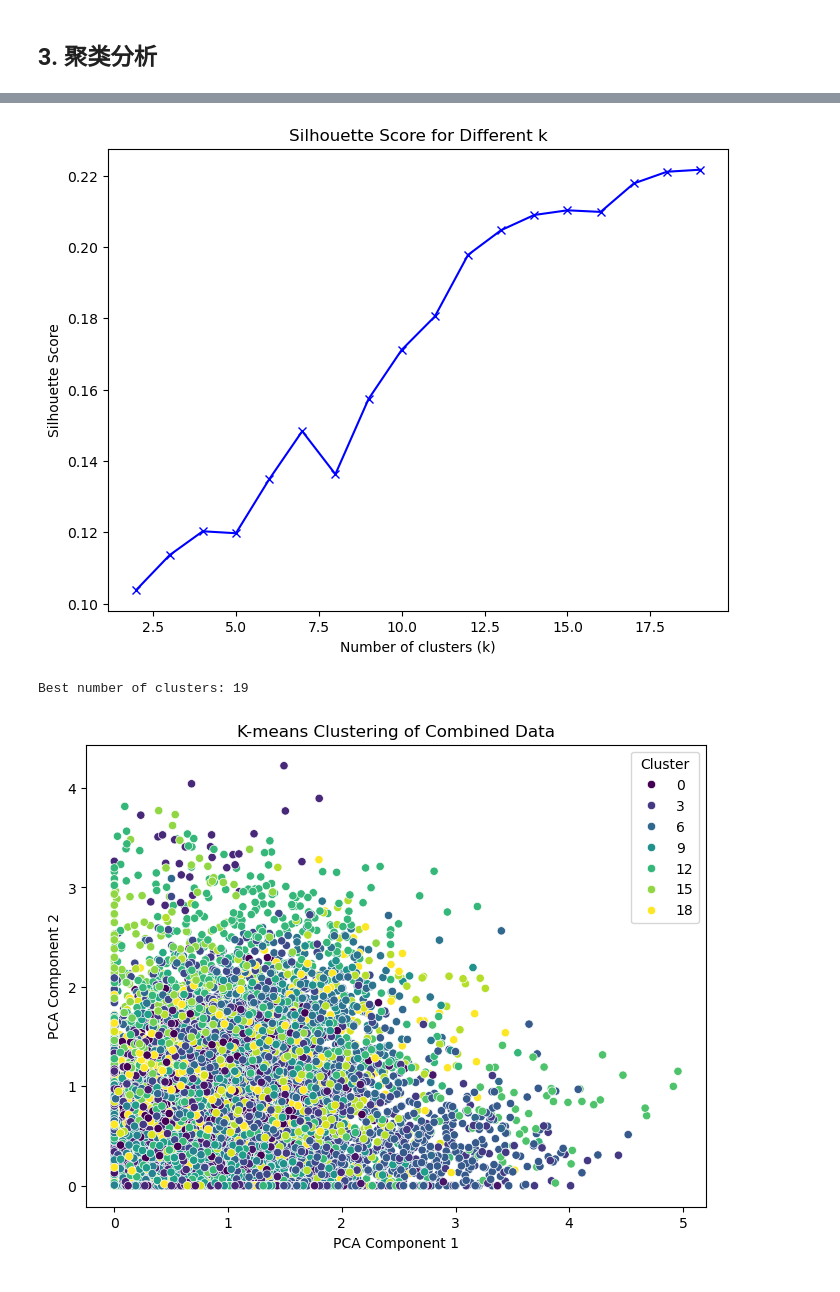
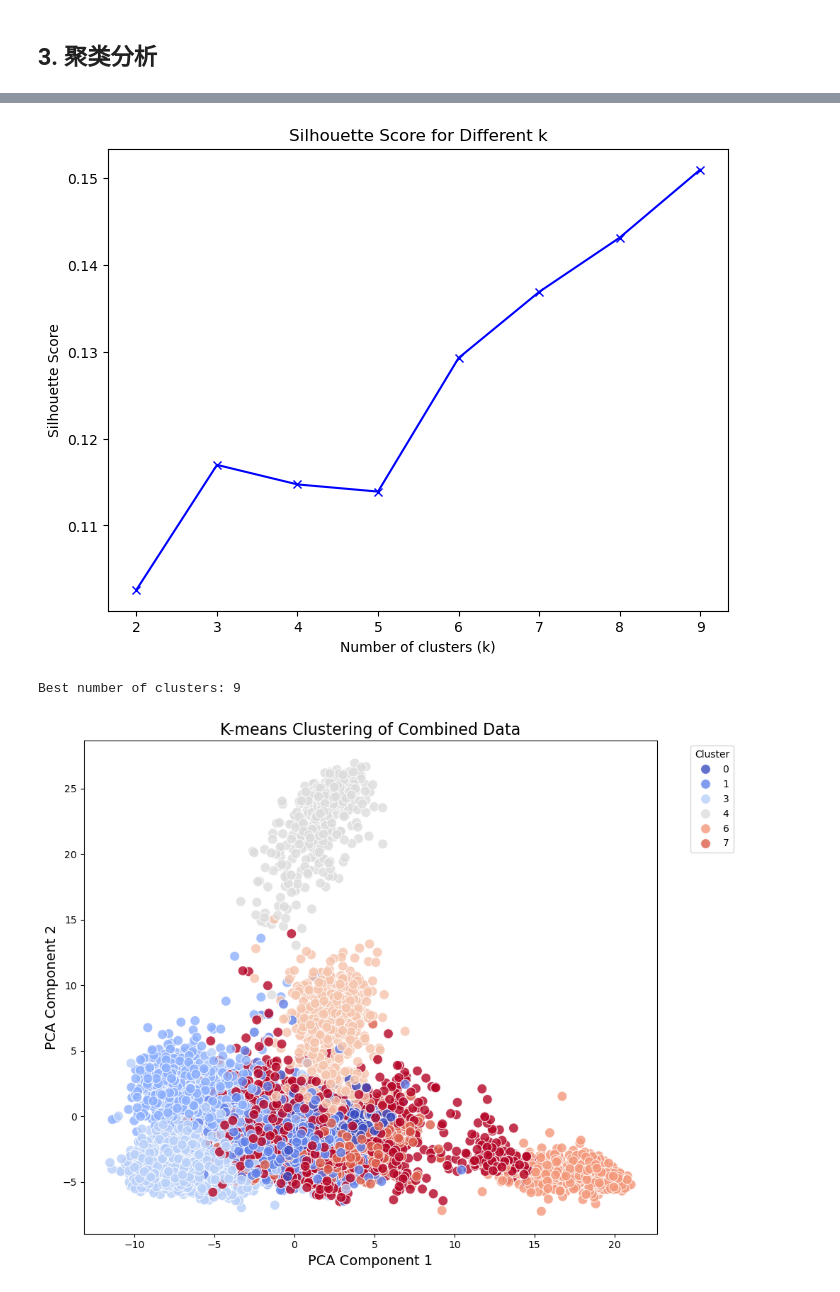
Before and after one commit to lidianzhong/Multi-omicsClustering, a Jupyter notebook: early_fusion_2.ipynb, the cells around one changed output, grey strips where cells are left out. Drawn from its saved outputs; the diff is of its cells as text; code cells hidden in the pictures.

Commit message:
PCA降维 + KMeans聚类

```diff
--- a/early_fusion_2.ipynb
+++ b/early_fusion_2.ipynb
@@ -60,6 +53,6 @@ def clean_data(data):
     return data
 
 # 清理每种数据
-gene_expression_data = clean_data(gene_expression_data)
-dna_methylation_data = clean_data(dna_methylation_data)
-miRNA_expression_data = clean_data(miRNA_expression_data)
+gene_expression_data_cleaned = clean_data(gene_expression_data_filtered)
+dna_methylation_data_cleaned = clean_data(dna_methylation_data_filtered)
+miRNA_expression_data_cleaned = clean_data(miRNA_expression_data_filtered)
@@ -337,0 +74,12 @@ combined_data = np.concatenate((gene_encoded_data, dna_encoder_data, miRNA_encod
+# %%
+from sklearn.preprocessing import StandardScaler
+
+# 使用Z-score标准化
+scaler = StandardScaler()
+
+gene_expression_data_scaled = pd.DataFrame(scaler.fit_transform(gene_expression_data_cleaned),
+                                           index=gene_expression_data_cleaned.index, columns=gene_expression_data_cleaned.columns)
+dna_methylation_data_scaled = pd.DataFrame(scaler.fit_transform(dna_methylation_data_cleaned),
+                                       index=dna_methylation_data_cleaned.index, columns=dna_methylation_data_cleaned.columns)
+miRNA_expression_data_scaled = pd.DataFrame(scaler.fit_transform(miRNA_expression_data_cleaned),
+                                              index=miRNA_expression_data_cleaned.index, columns=miRNA_expression_data_cleaned.columns)
@@ -338,2 +118,9 @@ combined_data = np.concatenate((gene_encoded_data, dna_encoder_data, miRNA_encod
+# %%
+# from combine_datasets.combine_datasets_pca import combine_datasets_pca
+
+data = [gene_expression_data_scaled, dna_methylation_data_scaled, miRNA_expression_data_scaled]
+n_components_list = [200, 200, 200]
+
+combined_data = combine_datasets_pca(data=data, n_components_list=n_components_list)
 # %%
 # 查看拼接后的数据集维度, 检查是否包含NaN值
@@ -371,9 +142,9 @@ import seaborn as sns
 
 # 寻找最优的簇数量
 silhouette_scores = []
-K = range(2, 20)  # 我们尝试从2到20个簇
+K = range(2, 10)  # 我们尝试从2到10个簇
 for k in K:
-    kmeans = KMeans(n_clusters=k)
+    kmeans = KMeans(n_clusters=k, random_state=42)
     kmeans.fit(combined_data)
     labels = kmeans.labels_
     silhouette_avg = silhouette_score(combined_data, labels)
@@ -387,28 +158,30 @@ plt.ylabel('Silhouette Score')
 plt.title('Silhouette Score for Different k')
 plt.show()
 # %% [output]
-[figure, old version]
+[figure, new version]
 # %%
 import matplotlib.pyplot as plt
 import seaborn as sns
 
 # 选择最优簇数量并进行最终聚类
 best_k = K[np.argmax(silhouette_scores)]
 print(f'Best number of clusters: {best_k}')
 
 kmeans = KMeans(n_clusters=best_k)
 kmeans.fit(combined_data)
 labels = kmeans.labels_
 
 # 可视化聚类结果
-plt.figure(figsize=(8, 6))
-sns.scatterplot(x=combined_data[:, 0], y=combined_data[:, 1], hue=labels, palette='viridis')
-plt.title('K-means Clustering of Combined Data')
-plt.xlabel('PCA Component 1')
-plt.ylabel('PCA Component 2')
-plt.legend(title='Cluster')
+plt.figure(figsize=(10, 8))  # 增大图形尺寸
+sns.scatterplot(x=combined_data.iloc[:, 0], y=combined_data.iloc[:, 1], hue=labels,
+                palette='coolwarm', s=100, edgecolor='w', alpha=0.8)  # 调整调色板，增加点的大小，添加点的边缘颜色
+plt.title('K-means Clustering of Combined Data', fontsize=16)  # 增加标题字体大小
+plt.xlabel('PCA Component 1', fontsize=14)  # 增加X轴标签字体大小
+plt.ylabel('PCA Component 2', fontsize=14)  # 增加Y轴标签字体大小
+plt.legend(title='Cluster', bbox_to_anchor=(1.05, 1), loc='upper left')  # 调整图例位置
+plt.tight_layout()  # 自动调整子图参数, 使之填充整个图像区域
 plt.show()
 # %% [output]
-Best number of clusters: 19
+Best number of clusters: 9
-[figure, old version]
+[figure, new version]
 # %% [markdown]
```
Also changed, not shown: parts of 27 cells of this notebook, 5 other files.
